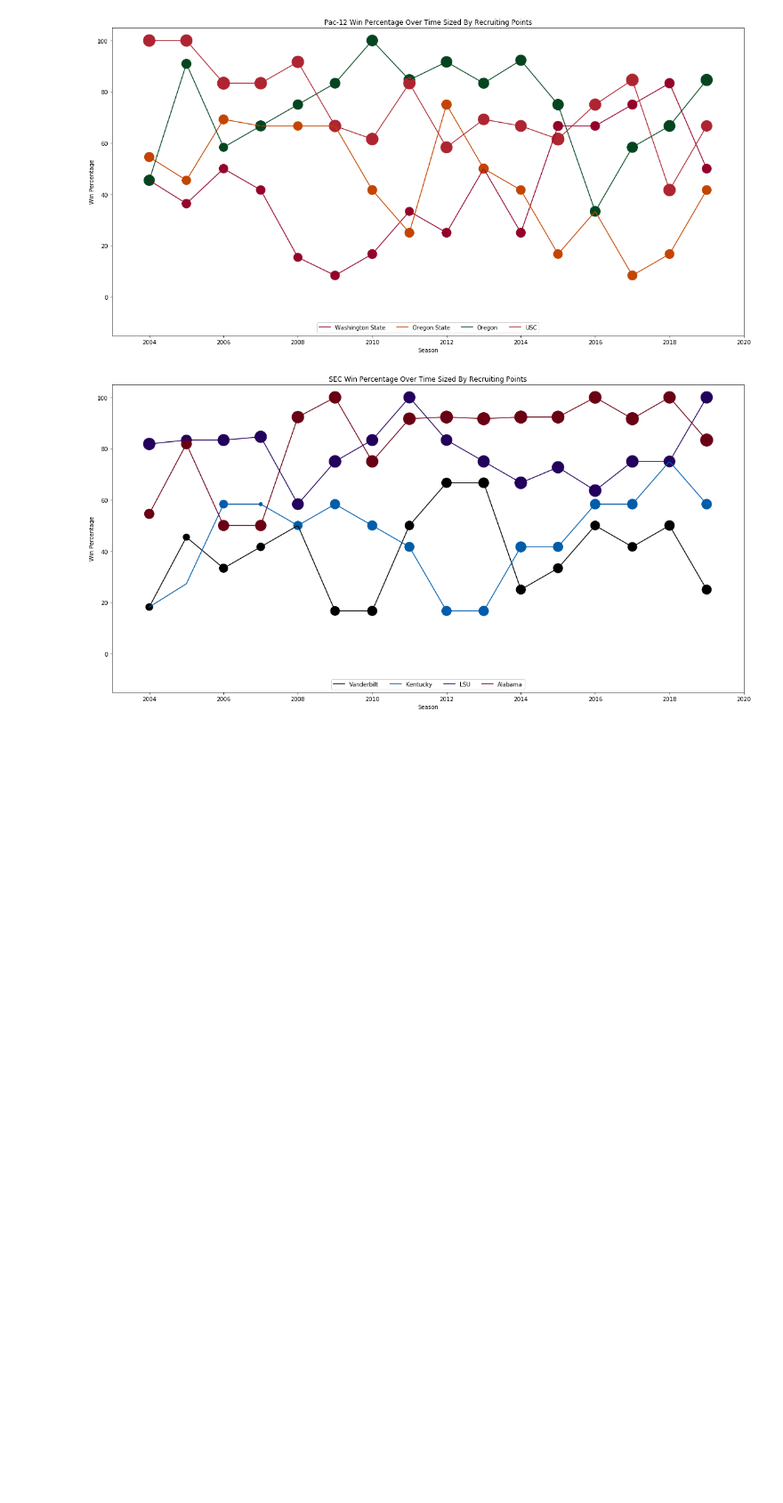
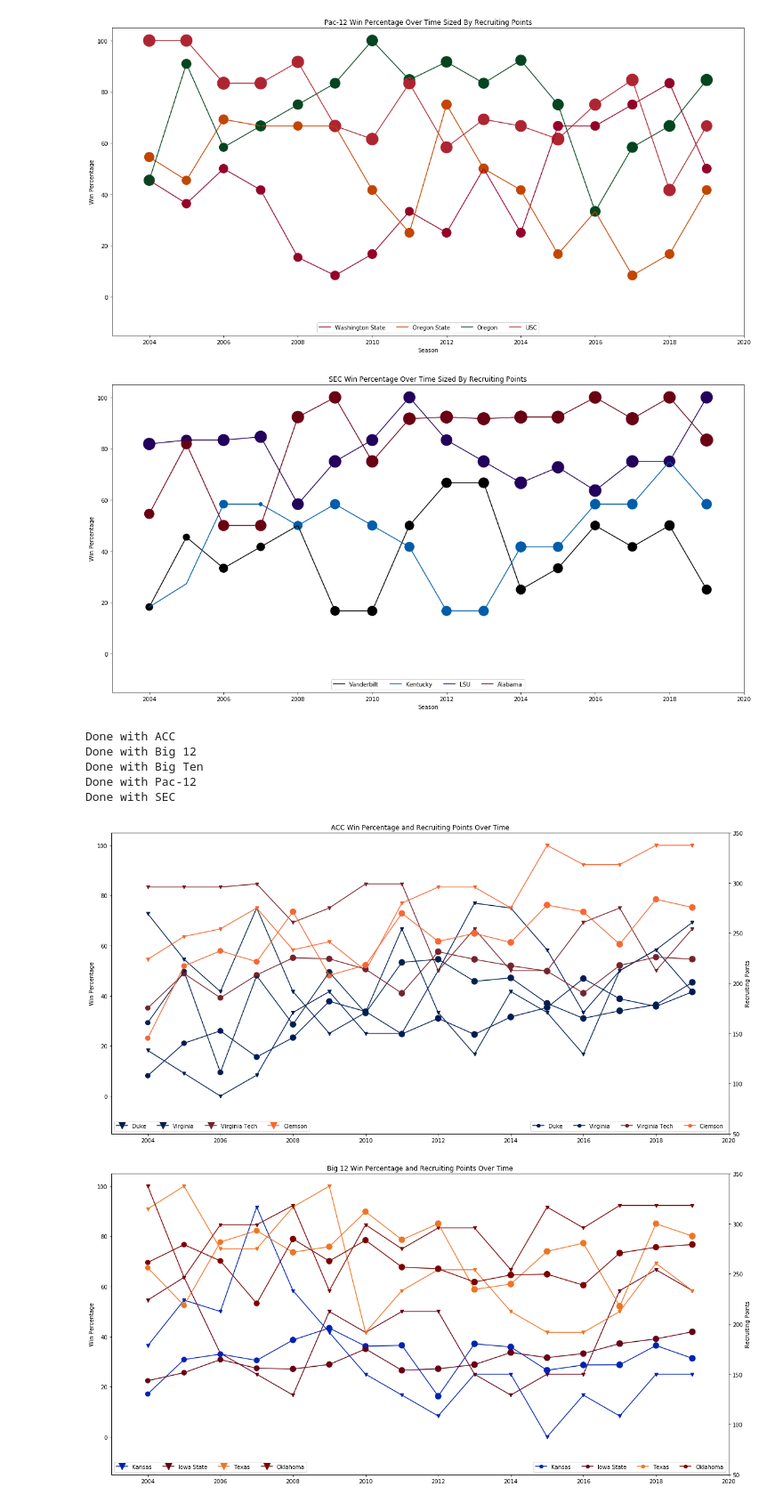
Before and after one commit to bdowd91/Project-1, a Jupyter notebook: recruitingAnalysis.ipynb, the cells around one changed output. Shown at 89% size. Drawn from its saved outputs; the diff is of its cells as text; code cells hidden in the pictures; blank space fills up the shorter version.

Commit message:
add twinx plots

```diff
--- a/recruitingAnalysis.ipynb
+++ b/recruitingAnalysis.ipynb
@@ -222,3 +222,47 @@ Done with SEC
 [figure]
 [figure]
 [figure]
+# %%
+# create figure of win percentage and recruiting rank over time by conference
+for c in confBestWorst['conference'].unique():
+    confframe = confBestWorst[confBestWorst['conference'] == c]
+    fig,ax1 = plt.subplots()
+    for team in confframe['team'].unique():
+        subframe = confframe[confframe['team']==team]
+        xvalues = subframe['season']
+        yvalues = subframe['winPct']
+        colors = str(subframe['color'].unique()[0])
+        ax1.scatter(xvalues,yvalues, color=colors, marker='v')
+        ax1.plot(xvalues,yvalues,color=colors, label=team, marker='v')
+
+    ax2 = ax1.twinx()
+
+    for team in confframe['team'].unique():
+        subframe = confframe[confframe['team']==team]
+        xvalues = subframe['season']
+        yvalues = subframe['recruitingPoints']
+        colors = str(subframe['color'].unique()[0])
+        ax2.scatter(xvalues,yvalues, s=sizes, color=colors, marker='.')
+        ax2.plot(xvalues,yvalues,color=colors, label=team, marker='.')
+
+    ax1.set_ylabel("Win Percentage")
+    ax1.set_ylim(-15,105)
+    ax2.set_ylabel("Recruiting Points")
+    ax2.set_ylim(50,350)
+    fig.set_figheight(10)
+    fig.set_figwidth(20)
+    plt.title(f"{c} Win Percentage and Recruiting Points Over Time")
+    plt.xlabel("Season")
+    plt.xlim(2003,2020)
+    ax1.legend(loc='lower left',ncol=4, markerscale=2.0)
+    ax2.legend(loc='lower right',ncol=4, markerscale=2.0)
+    plt.savefig(f"Figures/{c}WinPctAndRecruitingbOverTime")
+    print(f"Done with {c}")
+# %% [output]
+Done with ACC
+Done with Big 12
+Done with Big Ten
+Done with Pac-12
+Done with SEC
+[figure, added]
+[figure, added]
```
Also changed, not shown: parts of 1 cell of this notebook, 5 other files.
